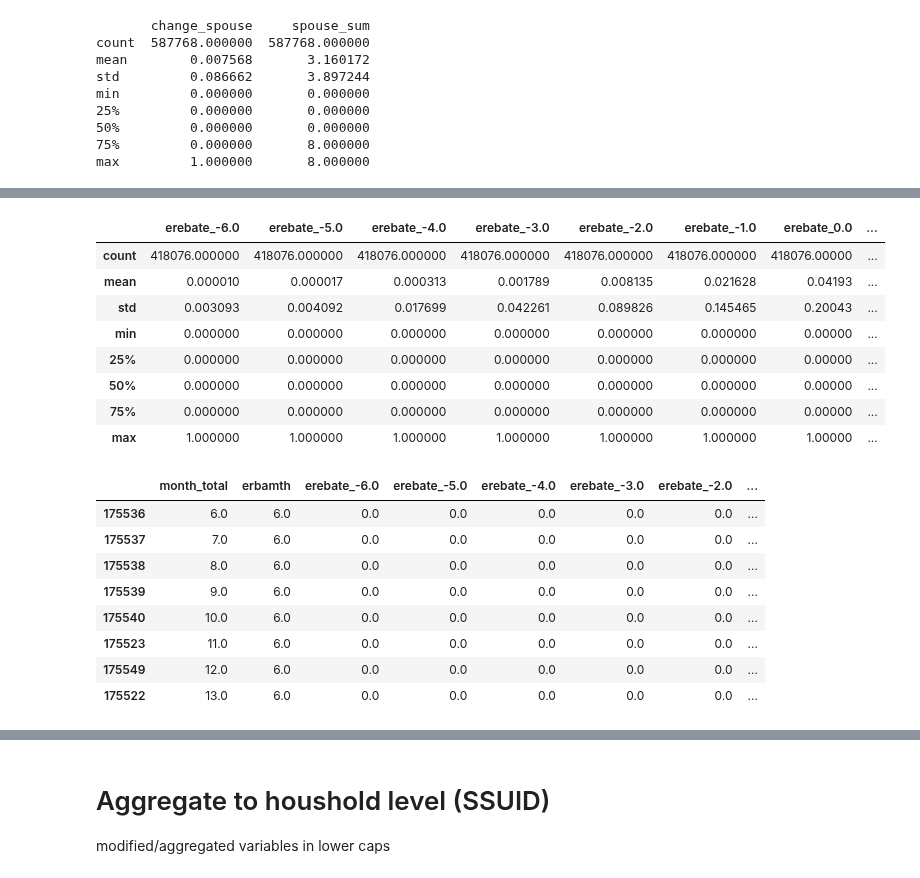
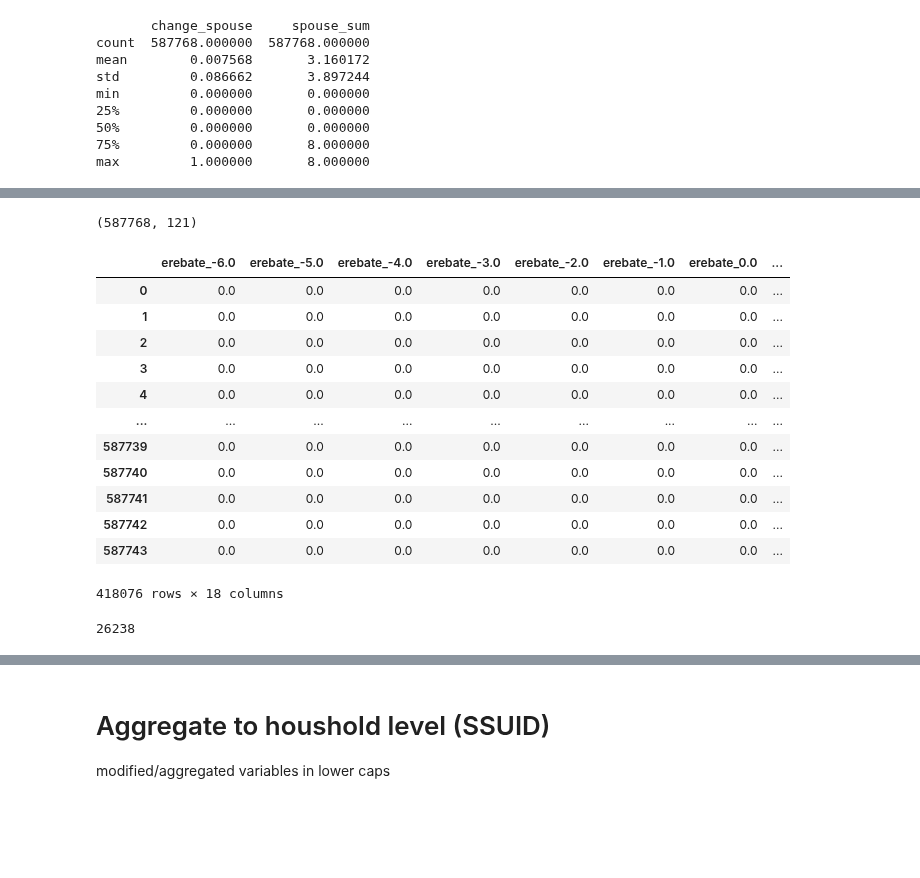
Before and after one commit to MaxDerWeber/MasterThesis, a Jupyter notebook: Data.ipynb, the cells around one changed output, grey strips where cells are left out. Drawn from its saved outputs; the diff is of its cells as text; code cells hidden in the pictures; blank space fills up the shorter version.

```diff
--- a/Data.ipynb
+++ b/Data.ipynb
@@ -146,7 +146,7 @@ Index(['SSUID', 'SPANEL', 'SWAVE', 'TFIPSST', 'EOUTCOME', 'SHHADID', 'RFID',
       dtype='object')
 # %%
 df = pd.read_csv('/Users/maxweber/Desktop/DataMasterThesis/full_sipp.csv')
-#df.drop('Unnamed: 0', inplace = True, axis=1)
+df.drop('Unnamed: 0', inplace = True, axis=1)
 df.shape
 # %% [output]
 (814613, 92)
@@ -154,9 +154,11 @@ df.shape
 ## Data Cleaning and Feature Engineering
 # %%
 df['pp'] = df.groupby(['SSUID','EPPPNUM']).ngroup()
-df.set_index('pp', drop= True, inplace = True)
-print(len(df.index.unique())) #95577 unique
+df.set_index('pp', inplace = True)
+print('unique index: ',len(df.index.unique())) #95577 unique
 pp_count = df.groupby(['pp'], as_index=False).size() # columns: pp and size
+pp_count
+
 df = df.merge(pp_count, how = 'outer', on = 'pp')
 df = df[df['size']== 8]
 df.drop('size', axis=1, inplace = True)
@@ -294,32 +285,28 @@ reb_dummies.head() # replaced the nan with 0.0
-# %%
-df3 = df.merge(reb_dummies,  how = 'outer', left_index = True, right_index=True)
-df3.columns
-df3[['erebate_-6.0', 'erebate_-5.0', 'erebate_-4.0', 'erebate_-3.0','erebate_-2.0', 'erebate_-1.0', 'erebate_0.0', 'erebate_1.0',
-                            'erebate_2.0', 'erebate_3.0', 'erebate_4.0', 'erebate_5.0','erebate_6.0', 'erebate_7.0', 'erebate_8.0', 'erebate_9.0',
-                            'erebate_10.0', 'erebate_11.0']].describe()
-# %% [output]
-|  | erebate_-6.0 | erebate_-5.0 | erebate_-4.0 | erebate_-3.0 | erebate_-2.0 | erebate_-1.0 | erebate_0.0 | ... |
-| count | 418076.000000 | 418076.000000 | 418076.000000 | 418076.000000 | 418076.000000 | 418076.000000 | 418076.00000 | ... |
-| mean | 0.000010 | 0.000017 | 0.000313 | 0.001789 | 0.008135 | 0.021628 | 0.04193 | ... |
-| std | 0.003093 | 0.004092 | 0.017699 | 0.042261 | 0.089826 | 0.145465 | 0.20043 | ... |
-| min | 0.000000 | 0.000000 | 0.000000 | 0.000000 | 0.000000 | 0.000000 | 0.00000 | ... |
-| 25% | 0.000000 | 0.000000 | 0.000000 | 0.000000 | 0.000000 | 0.000000 | 0.00000 | ... |
-| 50% | 0.000000 | 0.000000 | 0.000000 | 0.000000 | 0.000000 | 0.000000 | 0.00000 | ... |
-| 75% | 0.000000 | 0.000000 | 0.000000 | 0.000000 | 0.000000 | 0.000000 | 0.00000 | ... |
-| max | 1.000000 | 1.000000 | 1.000000 | 1.000000 | 1.000000 | 1.000000 | 1.00000 | ... |
-# %%
-df3[df3['pp']==66183][['month_total','erbamth', 'erebate_-6.0', 'erebate_-5.0', 'erebate_-4.0', 'erebate_-3.0',
-       'erebate_-2.0', 'erebate_-1.0', 'erebate_0.0', 'erebate_1.0',
-       'erebate_2.0', 'erebate_3.0', 'erebate_4.0', 'erebate_5.0',
-       'erebate_6.0', 'erebate_7.0', 'erebate_8.0', 'erebate_9.0',
-       'erebate_10.0', 'erebate_11.0']].sort_values('month_total')
-# %% [output]
-|  | month_total | erbamth | erebate_-6.0 | erebate_-5.0 | erebate_-4.0 | erebate_-3.0 | erebate_-2.0 | ... |
-| 175536 | 6.0 | 6.0 | 0.0 | 0.0 | 0.0 | 0.0 | 0.0 | ... |
-| 175537 | 7.0 | 6.0 | 0.0 | 0.0 | 0.0 | 0.0 | 0.0 | ... |
-| 175538 | 8.0 | 6.0 | 0.0 | 0.0 | 0.0 | 0.0 | 0.0 | ... |
-| 175539 | 9.0 | 6.0 | 0.0 | 0.0 | 0.0 | 0.0 | 0.0 | ... |
-| 175540 | 10.0 | 6.0 | 0.0 | 0.0 | 0.0 | 0.0 | 0.0 | ... |
-| 175523 | 11.0 | 6.0 | 0.0 | 0.0 | 0.0 | 0.0 | 0.0 | ... |
-| 175549 | 12.0 | 6.0 | 0.0 | 0.0 | 0.0 | 0.0 | 0.0 | ... |
-| 175522 | 13.0 | 6.0 | 0.0 | 0.0 | 0.0 | 0.0 | 0.0 | ... |
+# %%
+# das replace statement besser direkt auf pivoted anwende und ein merge statement sparen
+
+pivoted = get_pivoted_feature(df[df['lag_time'].notnull()], 'erebate')
+df2 = pivoted.merge(df, how = 'outer', left_index = True, right_index=True)
+print(df2.shape)
+
+df2[pivoted.columns] = df2[pivoted.columns].replace(np.NaN,0)
+df2[df['erebate'].notnull()][pivoted.columns] # replaced the nan with 0.0
+# %% [output]
+(587768, 121)
+|  | erebate_-6.0 | erebate_-5.0 | erebate_-4.0 | erebate_-3.0 | erebate_-2.0 | erebate_-1.0 | erebate_0.0 | ... |
+| 0 | 0.0 | 0.0 | 0.0 | 0.0 | 0.0 | 0.0 | 0.0 | ... |
+| 1 | 0.0 | 0.0 | 0.0 | 0.0 | 0.0 | 0.0 | 0.0 | ... |
+| 2 | 0.0 | 0.0 | 0.0 | 0.0 | 0.0 | 0.0 | 0.0 | ... |
+| 3 | 0.0 | 0.0 | 0.0 | 0.0 | 0.0 | 0.0 | 0.0 | ... |
+| 4 | 0.0 | 0.0 | 0.0 | 0.0 | 0.0 | 0.0 | 0.0 | ... |
+| ... | ... | ... | ... | ... | ... | ... | ... | ... |
+| 587739 | 0.0 | 0.0 | 0.0 | 0.0 | 0.0 | 0.0 | 0.0 | ... |
+| 587740 | 0.0 | 0.0 | 0.0 | 0.0 | 0.0 | 0.0 | 0.0 | ... |
+| 587741 | 0.0 | 0.0 | 0.0 | 0.0 | 0.0 | 0.0 | 0.0 | ... |
+| 587742 | 0.0 | 0.0 | 0.0 | 0.0 | 0.0 | 0.0 | 0.0 | ... |
+| 587743 | 0.0 | 0.0 | 0.0 | 0.0 | 0.0 | 0.0 | 0.0 | ... |
+418076 rows × 18 columns
+# %%
+df2['SSUID'].unique()
+# %% [output]
+26238
```
Also changed, not shown: parts of 16 cells of this notebook.
